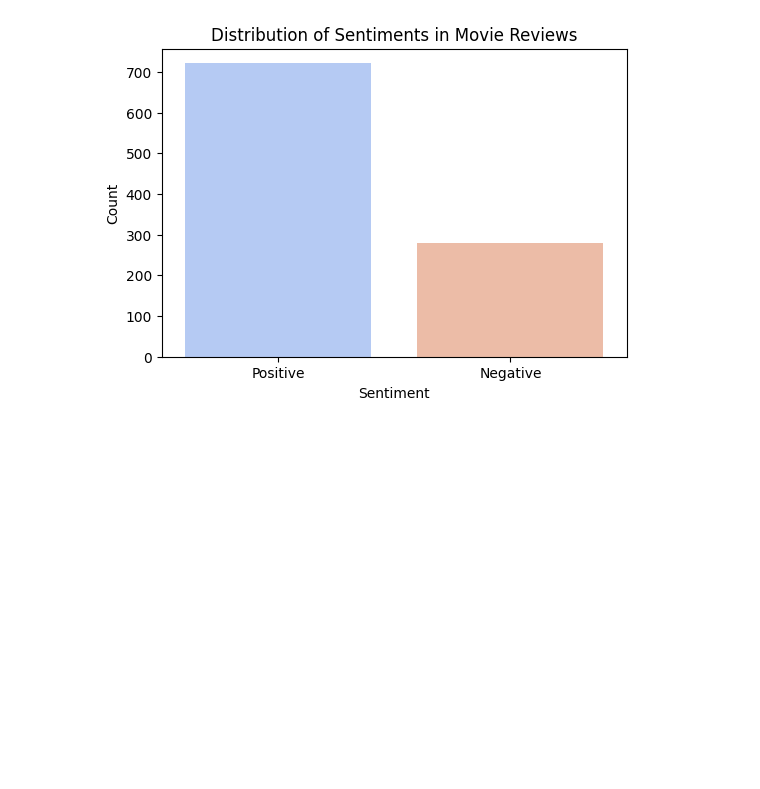
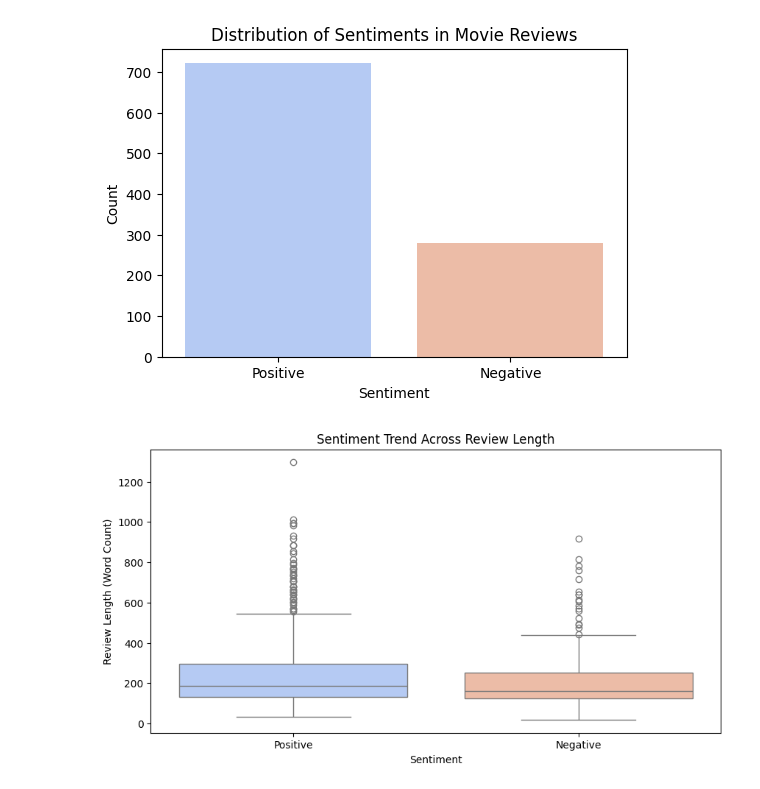
Before and after one commit to isuri-balasooriya2/TheMathLab, a Jupyter notebook: Sentiment_Analysis/IMDB_Sentiment_Analysis.ipynb, the cells around one changed output. Cells and saved outputs as stored; diff of their text form; code cells hidden in the pictures; blank space fills up the shorter version.

```diff
--- a/Sentiment_Analysis/IMDB_Sentiment_Analysis.ipynb
+++ b/Sentiment_Analysis/IMDB_Sentiment_Analysis.ipynb
@@ -99,3 +99,16 @@ plt.ylabel("Count")
 plt.show()
 # %% [output]
 [figure]
+# %%
+# Calculate review length
+df["review_length"] = df["review"].apply(lambda x: len(x.split()))
+
+# Plot sentiment trends by review length
+plt.figure(figsize=(10, 5))
+sns.boxplot(x=df["sentiment"], y=df["review_length"], hue = df["sentiment"], palette="coolwarm", legend = False)
+plt.xlabel("Sentiment")
+plt.ylabel("Review Length (Word Count)")
+plt.title("Sentiment Trend Across Review Length")
+plt.show()
+# %% [output]
+[figure, added]
```
